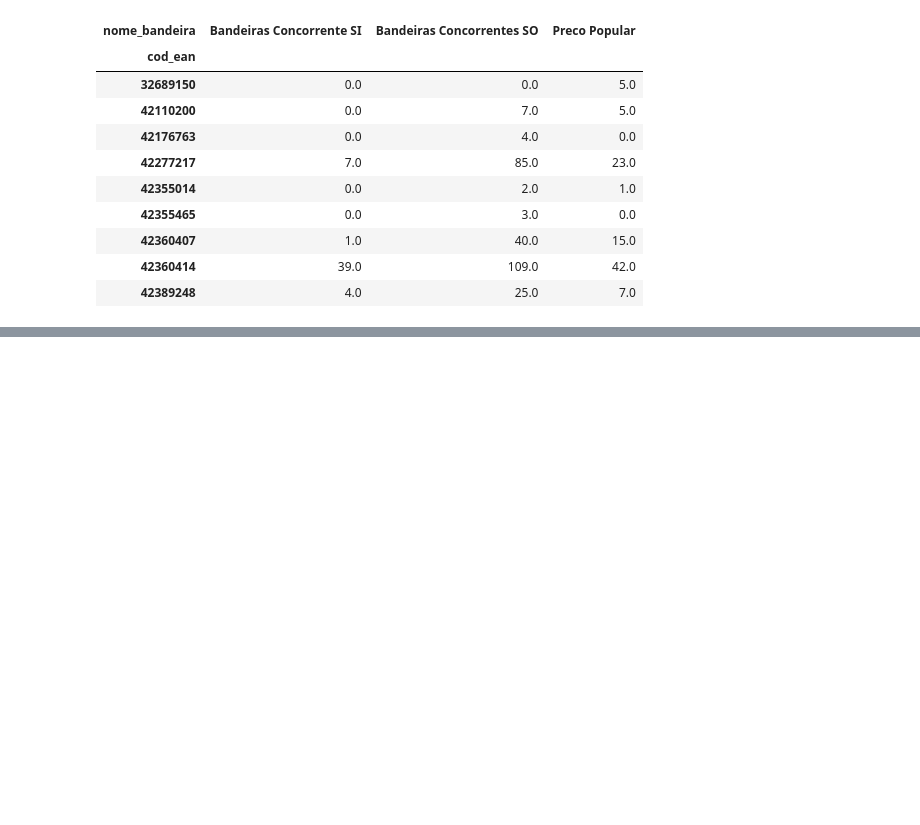
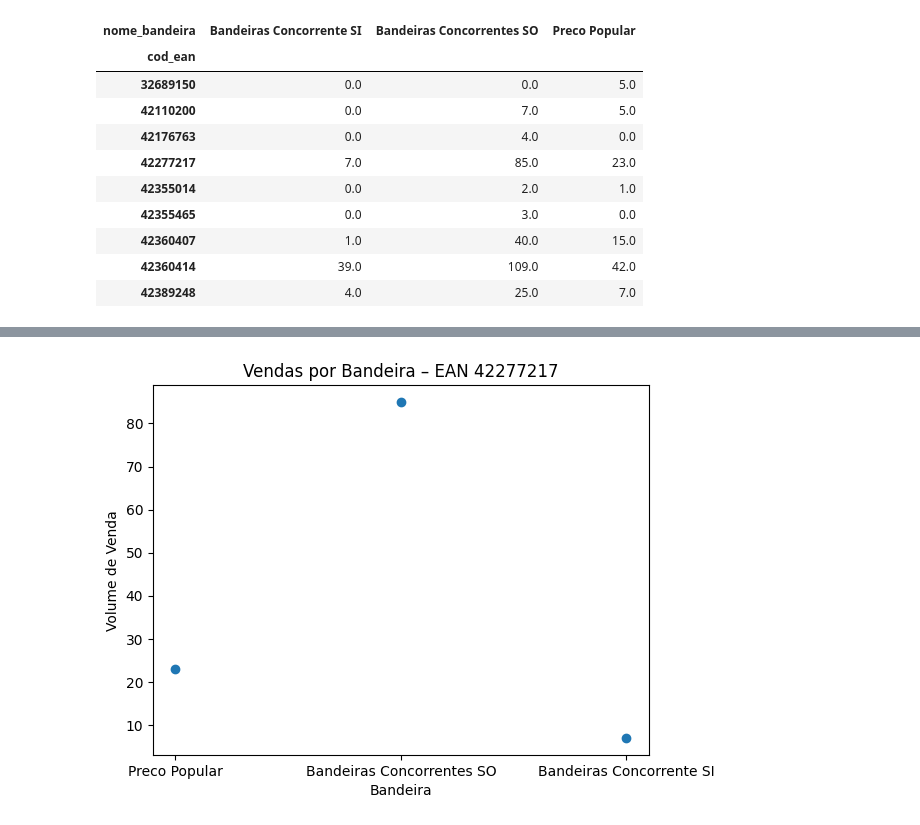
Before and after one commit to BrunoGuilhermeS/projeto-etl-iqvia-clamed, a Jupyter notebook: jupyter/volume_de_vendas.ipynb, the cells around one changed output, grey strips where cells are left out. Saved outputs shown, nothing was run; the diff lists cells and outputs as text; code cells hidden in the pictures; blank space fills up the shorter version.

```diff
--- a/jupyter/volume_de_vendas.ipynb
+++ b/jupyter/volume_de_vendas.ipynb
@@ -103,0 +123,13 @@ df.pivot_table(
+# %%
+ean_escolhido = 42277217  #Escolha o produto a ser analisado
+
+df_produto = df[df["cod_ean"] == ean_escolhido]
+# %%
+plt.figure()
+plt.scatter(df_produto["nome_bandeira"], df_produto["volume_venda"])
+plt.title(f"Vendas por Bandeira – EAN {ean_escolhido}")
+plt.xlabel("Bandeira")
+plt.ylabel("Volume de Venda")
+plt.show()
+# %% [output]
+[figure, added]
```
Also changed, not shown: parts of 5 cells of this notebook.
